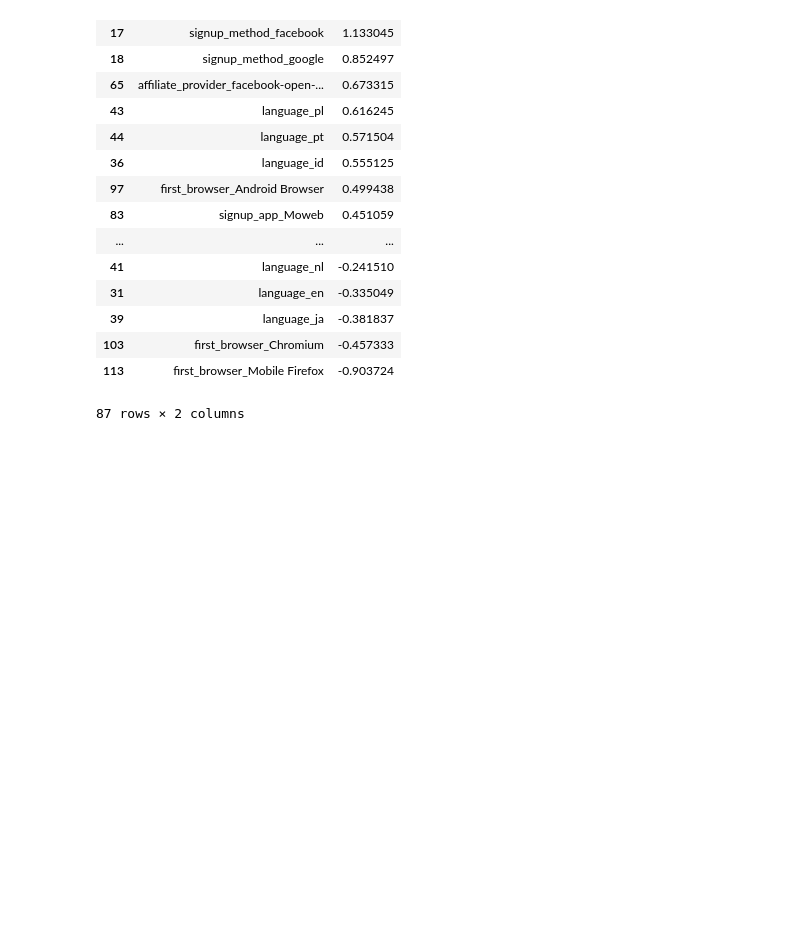
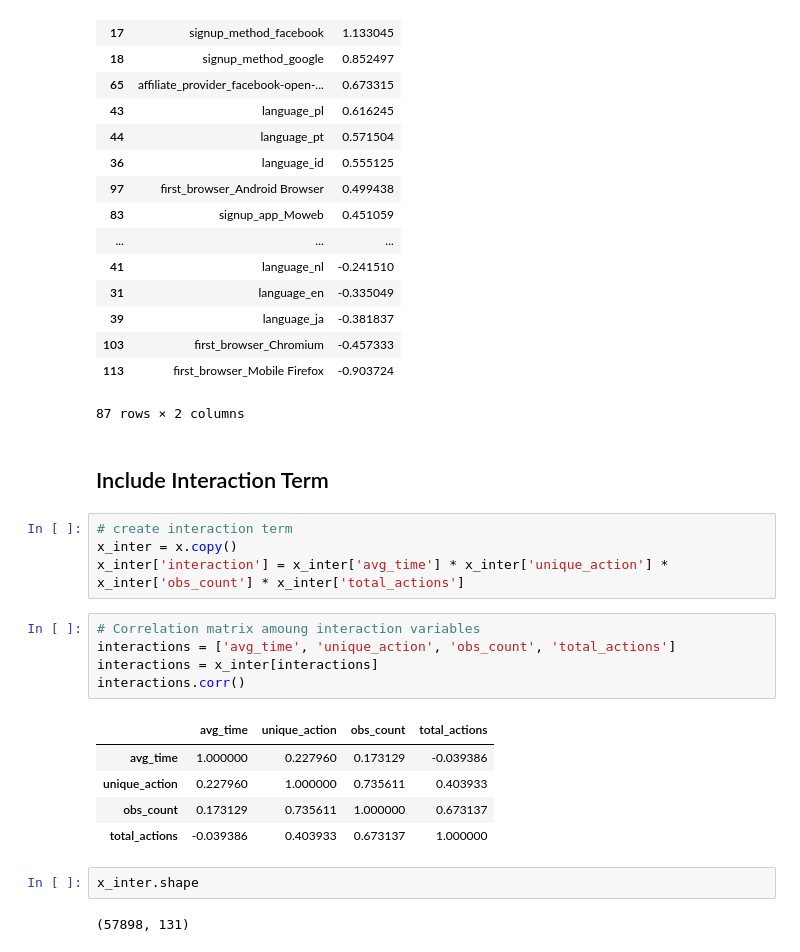
Before and after one commit to bkennedy04/msia420_airbnb_prediction, a Jupyter notebook: src/Logistic.ipynb, the cells around one changed output. Drawn from its saved outputs; the diff is of its cells as text; blank space fills up the shorter version.

```diff
--- a/src/Logistic.ipynb
+++ b/src/Logistic.ipynb
@@ -248,3 +276,24 @@ features.sort_values(by='coeff', ascending=False)
 | 103 | first_browser_Chromium | -0.457333 |
 | 113 | first_browser_Mobile Firefox | -0.903724 |
 87 rows × 2 columns
+# %% [markdown]
+## Include Interaction Term
+# %%
+# create interaction term
+x_inter = x.copy()
+x_inter['interaction'] = x_inter['avg_time'] * x_inter['unique_action'] * x_inter['obs_count'] * x_inter['total_actions']
+# %%
+# Correlation matrix amoung interaction variables
+interactions = ['avg_time', 'unique_action', 'obs_count', 'total_actions']
+interactions = x_inter[interactions]
+interactions.corr()
+# %% [output]
+|  | avg_time | unique_action | obs_count | total_actions |
+| avg_time | 1.000000 | 0.227960 | 0.173129 | -0.039386 |
+| unique_action | 0.227960 | 1.000000 | 0.735611 | 0.403933 |
+| obs_count | 0.173129 | 0.735611 | 1.000000 | 0.673137 |
+| total_actions | -0.039386 | 0.403933 | 0.673137 | 1.000000 |
+# %%
+x_inter.shape
+# %% [output]
+(57898, 131)
```
Also changed, not shown: parts of 11 cells of this notebook.
